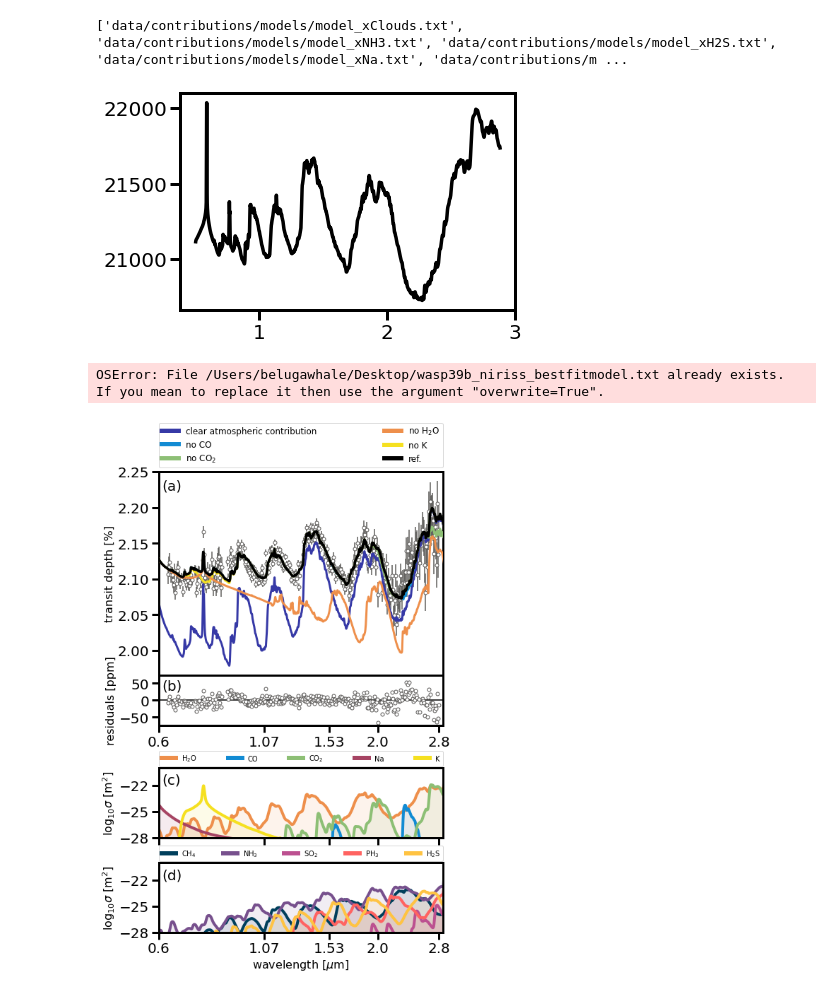
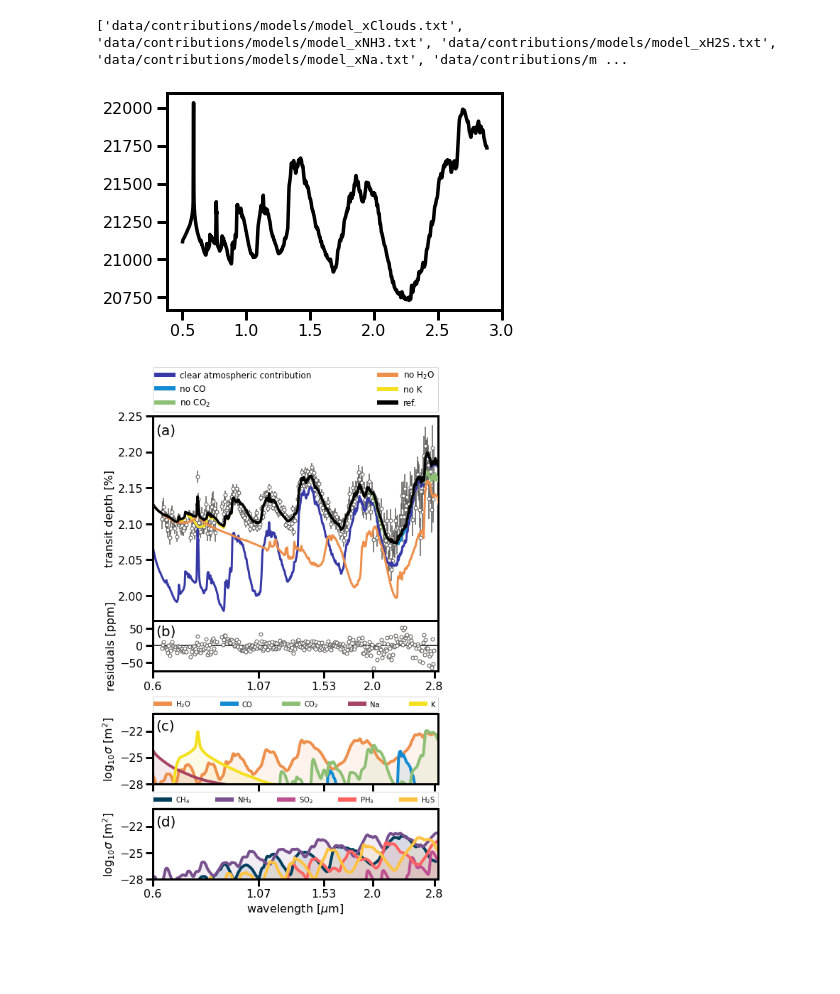
Before and after one commit to afeinstein20/wasp39b_niriss_paper, a Jupyter notebook: figure3.ipynb, the cells around one changed output. Drawn from its saved outputs; the diff is of its cells as text; code cells hidden in the pictures; blank space fills up the shorter version.

```diff
--- a/figure3.ipynb
+++ b/figure3.ipynb
@@ -41,7 +41,9 @@ plt.rcParams['ytick.minor.size']  = 6
 
 plt.rcParams['axes.linewidth'] = 3
 
-plt.rcParams['font.size'] = 20
+plt.rcParams['pdf.fonttype']=42
+
+
 plt.rcParams['text.color'] = COLOR
 plt.rcParams['xtick.color'] = COLOR
 plt.rcParams['ytick.color'] = COLOR
@@ -101,11 +102,10 @@ best_fit = Table()
 best_fit['wavelength'] = x[cutends:-cutends]
 best_fit['dppm'] = y[cutends:-cutends]*1e6
 # %% [output]
-[figure, old version]
+[figure, new version]
 # %%
-best_fit.write('/Users/belugawhale/Desktop/wasp39b_niriss_bestfitmodel.txt', format='ascii')
+best_fit.write('/Users/belugawhale/Desktop/wasp39b_niriss_bestfitmodel.txt',
+               format='ascii', overwrite=True)
-# %% [output]
-OSError: File /Users/belugawhale/Desktop/wasp39b_niriss_bestfitmodel.txt already exists. If you mean to replace it then use the argument "overwrite=True".
 # %%
 cutends = 15
 
@@ -253,32 +253,32 @@ for a in [ax1]:
     a.set_xscale('log')
     a.set_xticks([0.6])
     a.set_xticklabels([''])
 ax2.set_xticklabels('')
 
 ax3.set_xlabel('wavelength [$\mu$m]', fontsize=16)
 ax1.set_ylabel('transit depth [%]', fontsize=16)
 ax4.set_ylabel('residuals [ppm]', fontsize=16)
 ax2.set_ylabel(r'log$_{10}\sigma$ [m$^2$]', fontsize=16)
 ax3.set_ylabel(r'log$_{10}\sigma$ [m$^2$]', fontsize=16)
 
 ax1.minorticks_off()
 ax4.minorticks_off()
 plt.minorticks_off()
 
 yticks = np.round(np.arange(0.020, 0.0230, 0.0005),4)
 ax1.set_yticks(yticks)
 labels = np.round(yticks*100,2)
 labels = [format(i, '.2f') for i in labels]
 ax1.set_yticklabels(labels)
 
 ax1.text(s='(a)', x=0.61, y=0.02225, fontsize=20)
 ax4.text(s='(b)', x=0.61, y=30, fontsize=20)
 ax2.text(s='(c)', x=0.61, y=-21.9, fontsize=20)
 ax3.text(s='(d)', x=0.61, y=-21.9, fontsize=20)
 
 plt.savefig(#'/Users/belugawhale/Desktop/contribution.png',
             '/Users/belugawhale/Documents/niriss_real/wasp39/nature_submission/contribution.pdf',
              dpi=250,
-            rasterize=True, bbox_inches='tight')
+            bbox_inches='tight')
 # %% [output]
-[figure, old version]
+[figure, new version]
```
Also changed, not shown: parts of 1 cell of this notebook.
